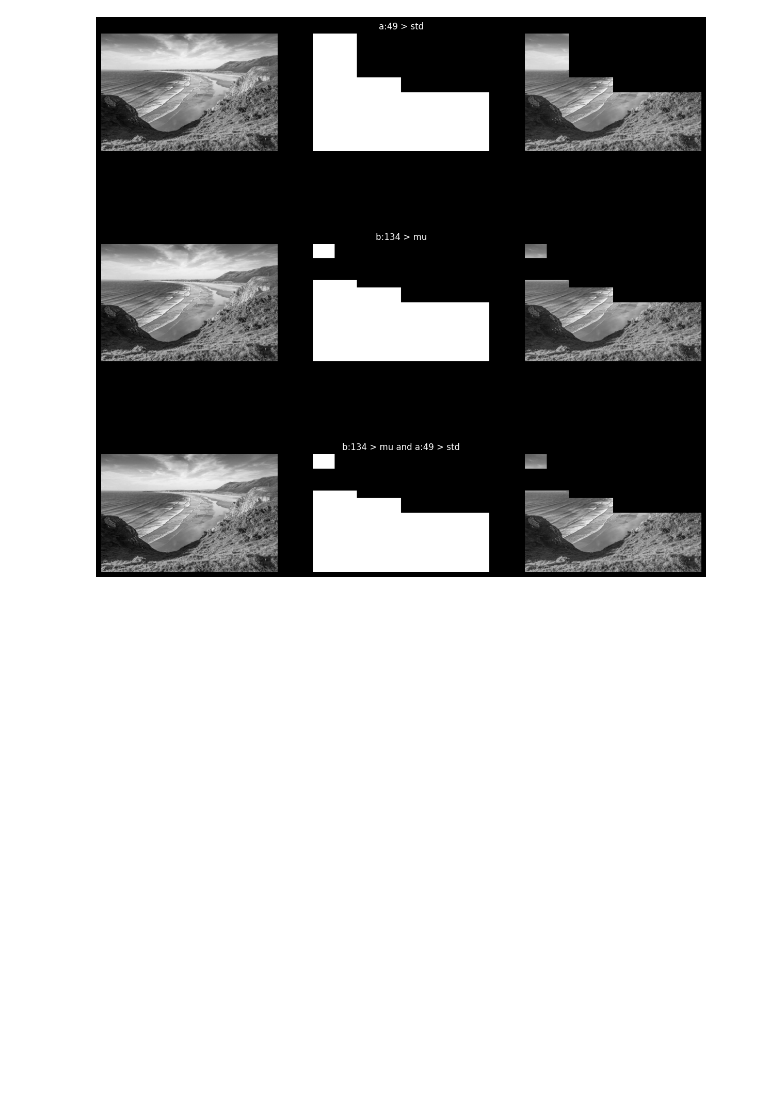
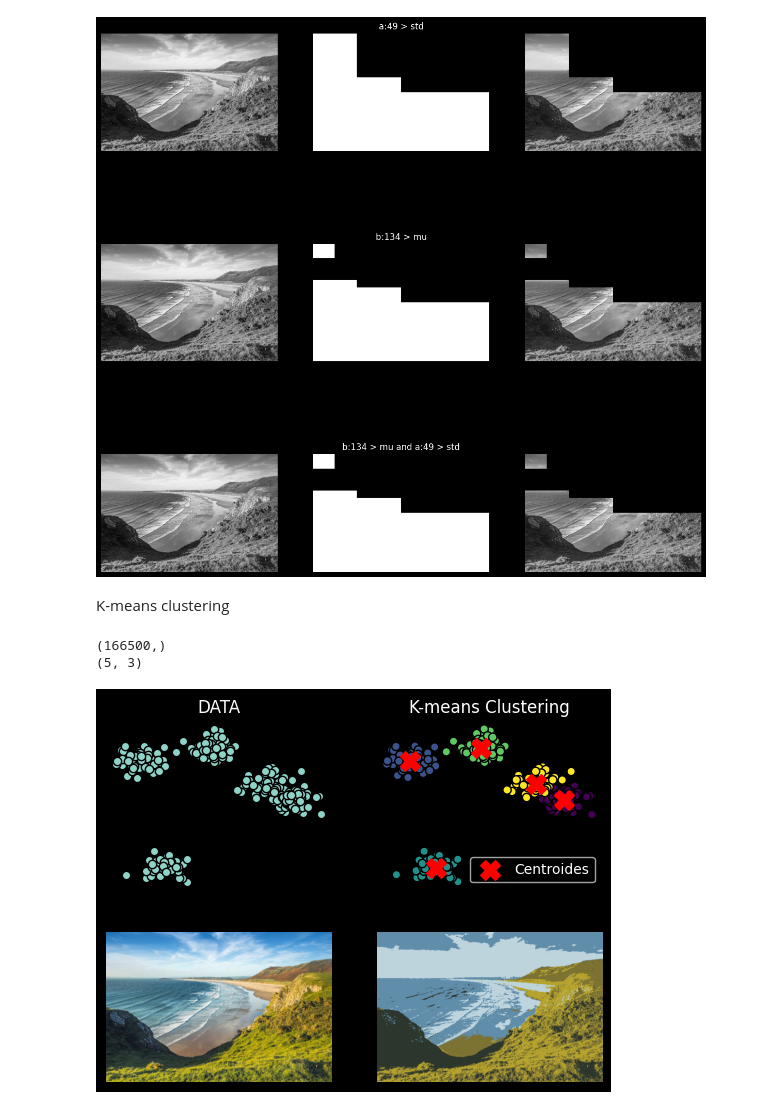
Before and after one commit to leinaxd/NOTES, a Jupyter notebook: digital_image_processing/notebooks/13_image_segmentation.ipynb, the cells around one changed output. Drawn from its saved outputs; the diff is of its cells as text; code cells hidden in the pictures; blank space fills up the shorter version.

```diff
--- a/digital_image_processing/notebooks/13_image_segmentation.ipynb
+++ b/digital_image_processing/notebooks/13_image_segmentation.ipynb
@@ -219,3 +220,62 @@ ax[2][2].axis('off');
 # %% [output]
 mean: 137.2233525021021, std:53.454617212753334
 [figure]
+# %% [markdown]
+K-means clustering
+# %%
+import numpy as np
+import matplotlib.pyplot as plt
+
+K=5 #@param {'type':'integer'}
+n_samples = 300
+
+# Generate Random Samples (x1, y1) ... (xn, yn)
+X, _ = sk.datasets.make_blobs(n_samples=300, centers=K, random_state=42)
+
+# Apply K-means
+kmeans = sk.cluster.KMeans(n_clusters=K, random_state=42, n_init=1)
+etiquetas = kmeans.fit_predict(X)
+centroides = kmeans.cluster_centers_
+
+# Visualizing results
+fig, ax = plt.subplots(2,2)
+
+ax[0][0].scatter(X[:, 0], X[:, 1], edgecolors='k')
+ax[0][0].set_title('DATA')
+ax[0][0].axis('off')
+
+ax[0][1].scatter(X[:, 0], X[:, 1], c=etiquetas, cmap='viridis', edgecolors='k')
+ax[0][1].scatter(centroides[:, 0], centroides[:, 1], c='red', marker='X', s=200, label='Centroides')
+ax[0][1].set_title('K-means Clustering')
+ax[0][1].legend()
+ax[0][1].axis('off')
+
+
+ax[1][0].imshow(img)
+ax[1][0].axis('off')
+
+#@markdown **NOTE**
+
+#@markdown Each pixel (R,G,B) is a K-means sample.
+
+#@markdown location doesn't matter, so image is flatten and reshaped
+
+r,c,ch = img.shape
+f_img = img.reshape(r*c, ch) #flattens image so each pixel is a sample.
+
+kmeans = sk.cluster.KMeans(n_clusters=K, n_init=1)
+labels = kmeans.fit_predict(f_img)
+mu = kmeans.cluster_centers_
+mu = np.uint8(mu)
+
+k_img = labels.reshape(r,c)
+k_img = mu[k_img]
+
+ax[1][1].imshow(k_img)
+ax[1][1].axis('off')
+
+pass
+# %% [output]
+(166500,)
+(5, 3)
+[figure, added]
```
Also changed, not shown: parts of 1 cell of this notebook.
